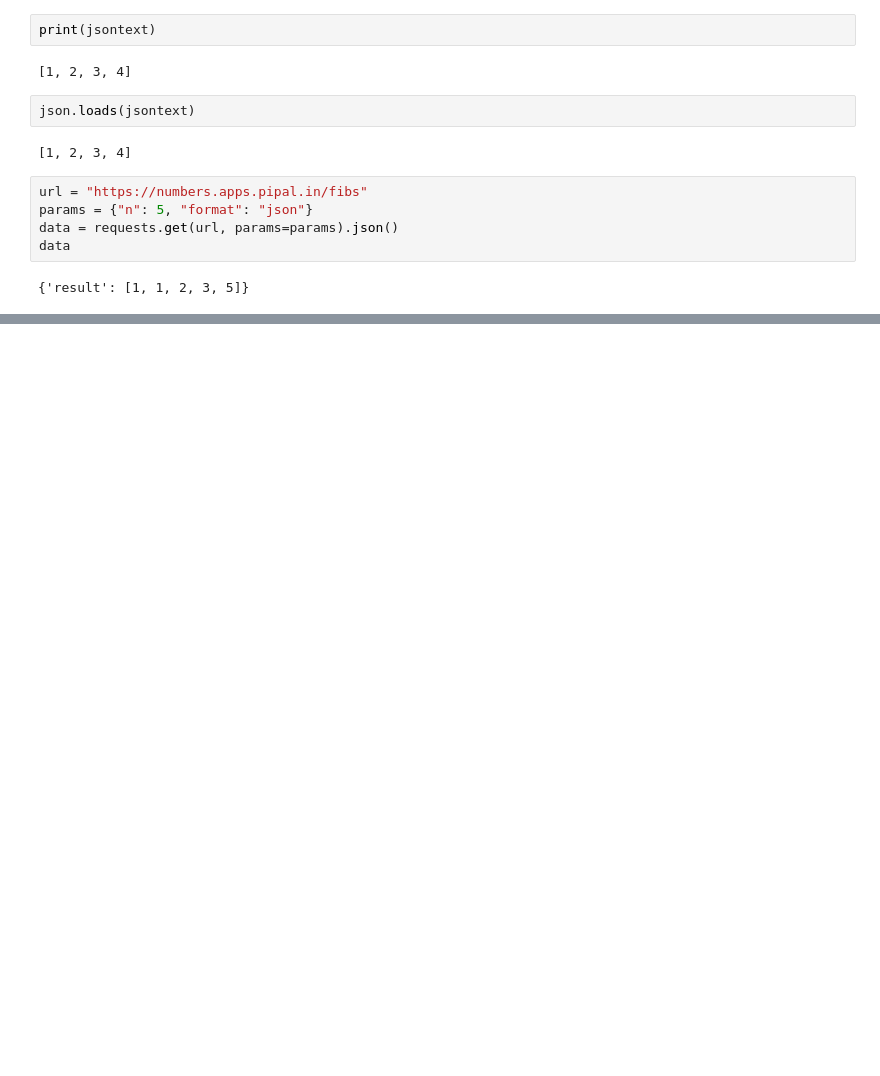
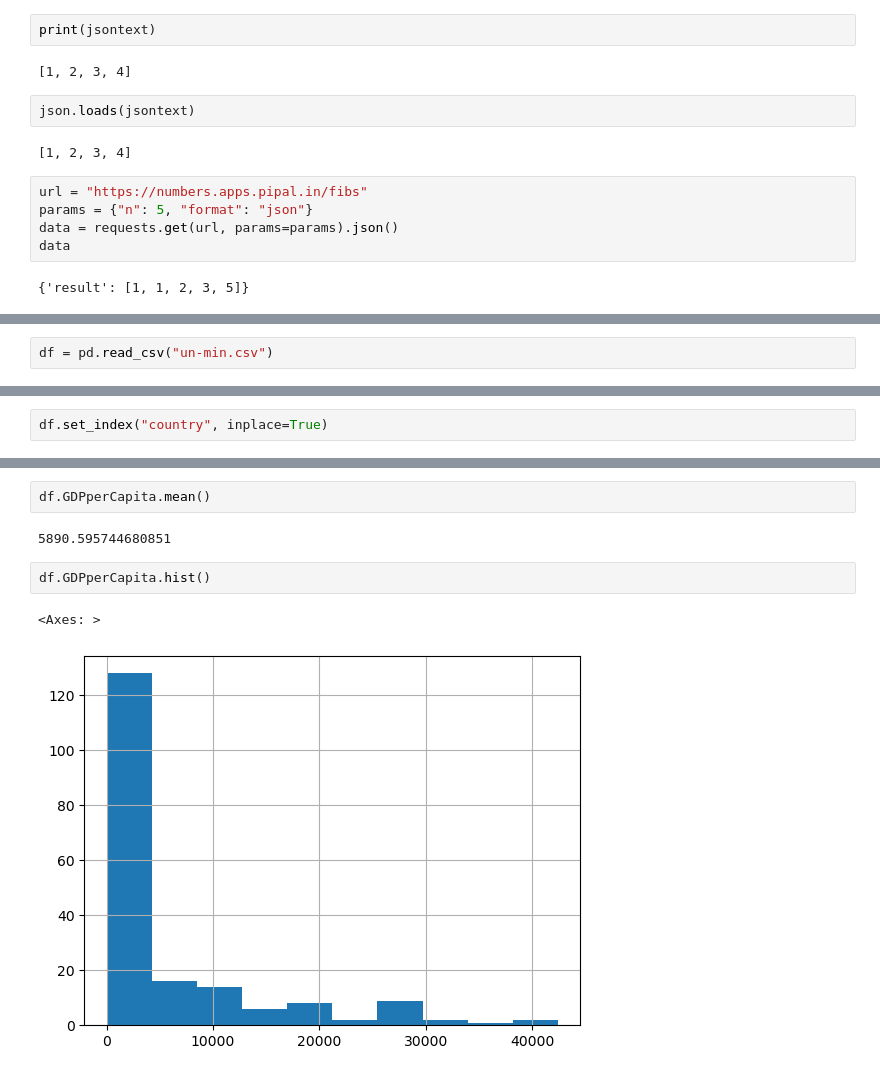
Before and after one commit to jgbiswas/practical-computing, a Jupyter notebook: notebooks/Class3.ipynb, the cells around one changed output, grey strips where cells are left out. Saved outputs shown, nothing was run; the diff lists cells and outputs as text; blank space fills up the shorter version.

```diff
--- a/notebooks/Class3.ipynb
+++ b/notebooks/Class3.ipynb
@@ -352,0 +925,2 @@ data
+# %%
+df = pd.read_csv("un-min.csv")
@@ -352,0 +952,2 @@ data
+# %%
+df.set_index("country", inplace=True)
@@ -352,0 +974,9 @@ data
+# %%
+df.GDPperCapita.mean()
+# %% [output]
+5890.595744680851
+# %%
+df.GDPperCapita.hist()
+# %% [output]
+<Axes: >
+[figure, added]
```
Also changed, not shown: parts of 151 cells of this notebook, 11 other files.
